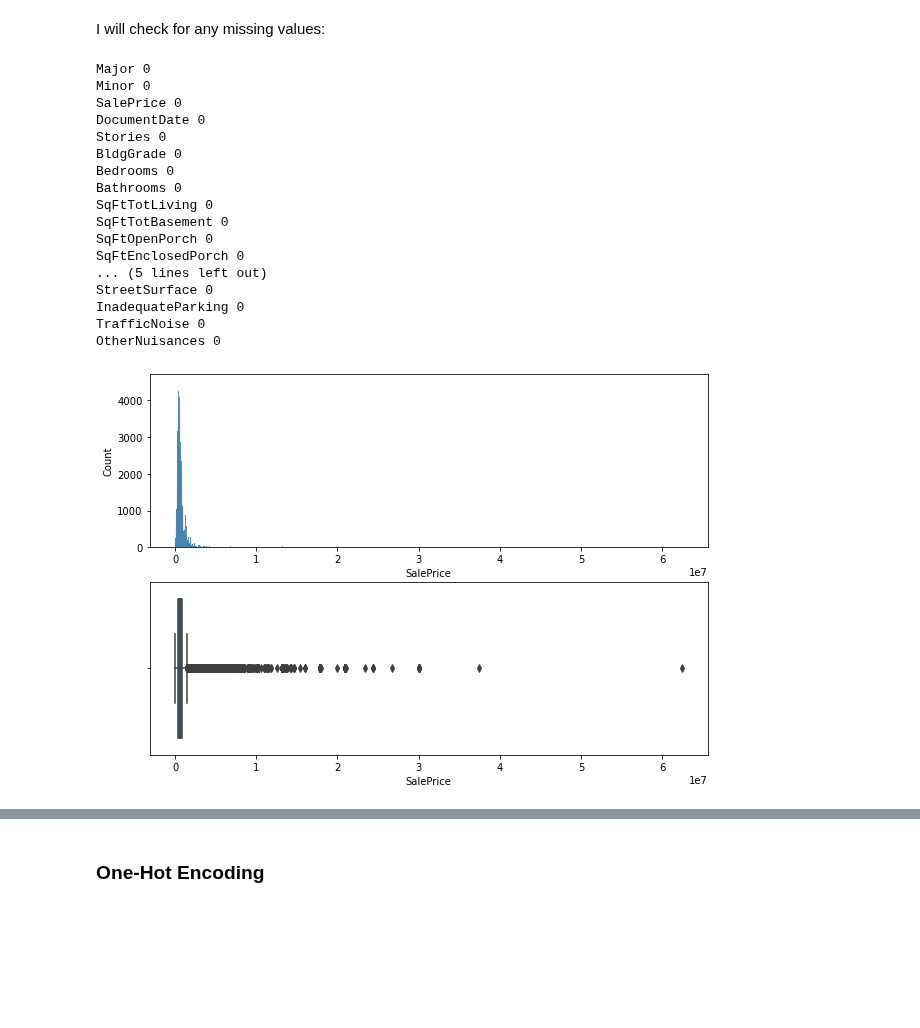
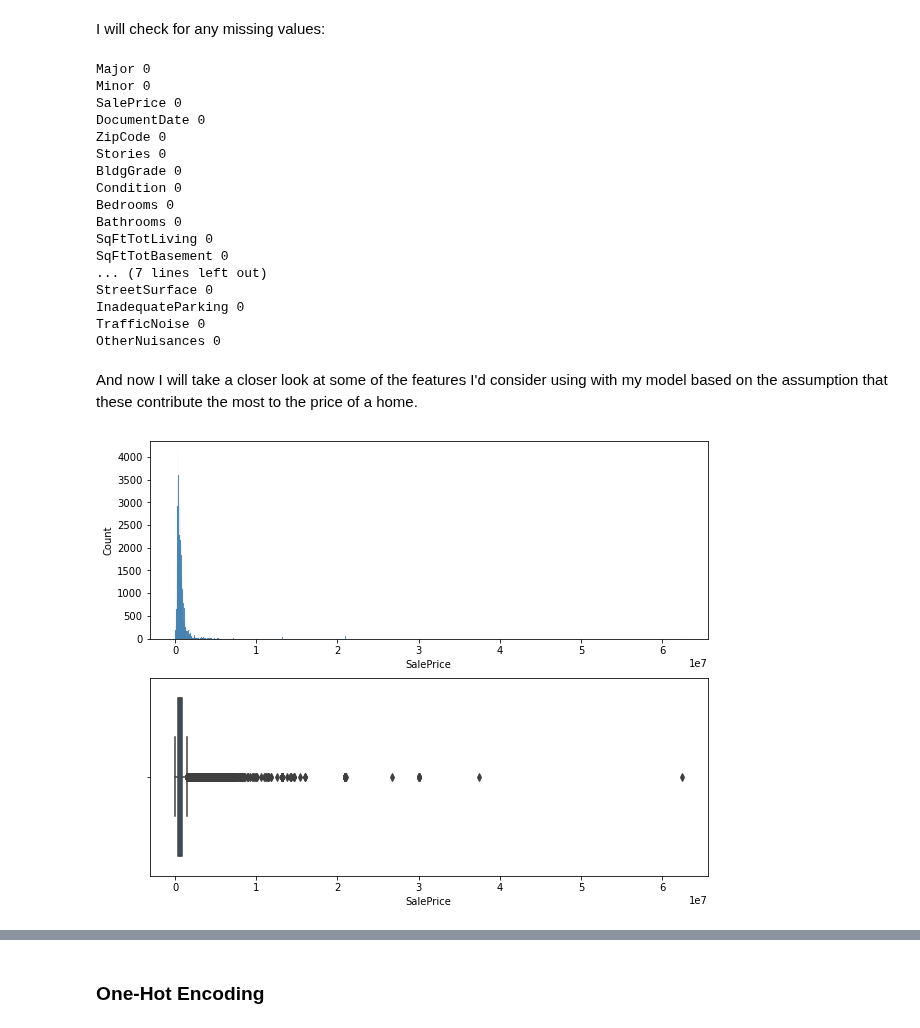
Before and after one commit to samtuleen/King-County-Home-Price-Predictors, a Jupyter notebook: notebooks/report/Valuable Home Improvement Projects - Predictive Analysis.ipynb, the cells around one changed output, grey strips where cells are left out. Drawn from its saved outputs; the diff is of its cells as text; code cells hidden in the pictures; blank space fills up the shorter version.

```diff
--- a/notebooks/report/Valuable Home Improvement Projects - Predictive Analysis.ipynb
+++ b/notebooks/report/Valuable Home Improvement Projects - Predictive Analysis.ipynb
@@ -27,6 +27,6 @@ import matplotlib.pyplot as plt
 %matplotlib inline
 import seaborn as sns
 # %%
-home_data = pd.read_csv('../../data/processed/home_data.csv')
+home_data = pd.read_csv('../../data/processed/home_data.csv', index_col=0) #<-Load w/out the unnecessary 'Unnamed:0' column.
 home_data.head(2)
 # %% [output]
@@ -37,6 +37,3 @@ home_data.head(2)
-# %%
-#Dropping the Unnamed: 0 column since no valuable data is provided
-home_data.drop(['Unnamed: 0'], axis = 1, inplace=True)
 # %%
 home_data.info()
 # %% [output]
@@ -85,25 +82,27 @@ Major 0
 Minor 0
 SalePrice 0
 DocumentDate 0
+ZipCode 0
 Stories 0
 BldgGrade 0
+Condition 0
 Bedrooms 0
 Bathrooms 0
 SqFtTotLiving 0
 SqFtTotBasement 0
-SqFtOpenPorch 0
-SqFtEnclosedPorch 0
-... (5 lines left out)
+... (7 lines left out)
 StreetSurface 0
 InadequateParking 0
 TrafficNoise 0
 OtherNuisances 0
+# %% [markdown]
+And now I will take a closer look at some of the features I'd consider using with my model based on the assumption that these contribute the most to the price of a home.
 # %%
 x = home_data.SalePrice
-fig, ax = plt.subplots(2,1, figsize=(10,7))
+fig, ax = plt.subplots(2,1, figsize=(10,8))
 sns.histplot(x, ax = ax[0])
 sns.boxplot(x, ax= ax[1]);
 # %% [output]
-[figure, old version]
+[figure, new version]
 # %%
 x = home_data.SqFtTotLiving
```
Also changed, not shown: parts of 16 cells of this notebook, 1 other file.
